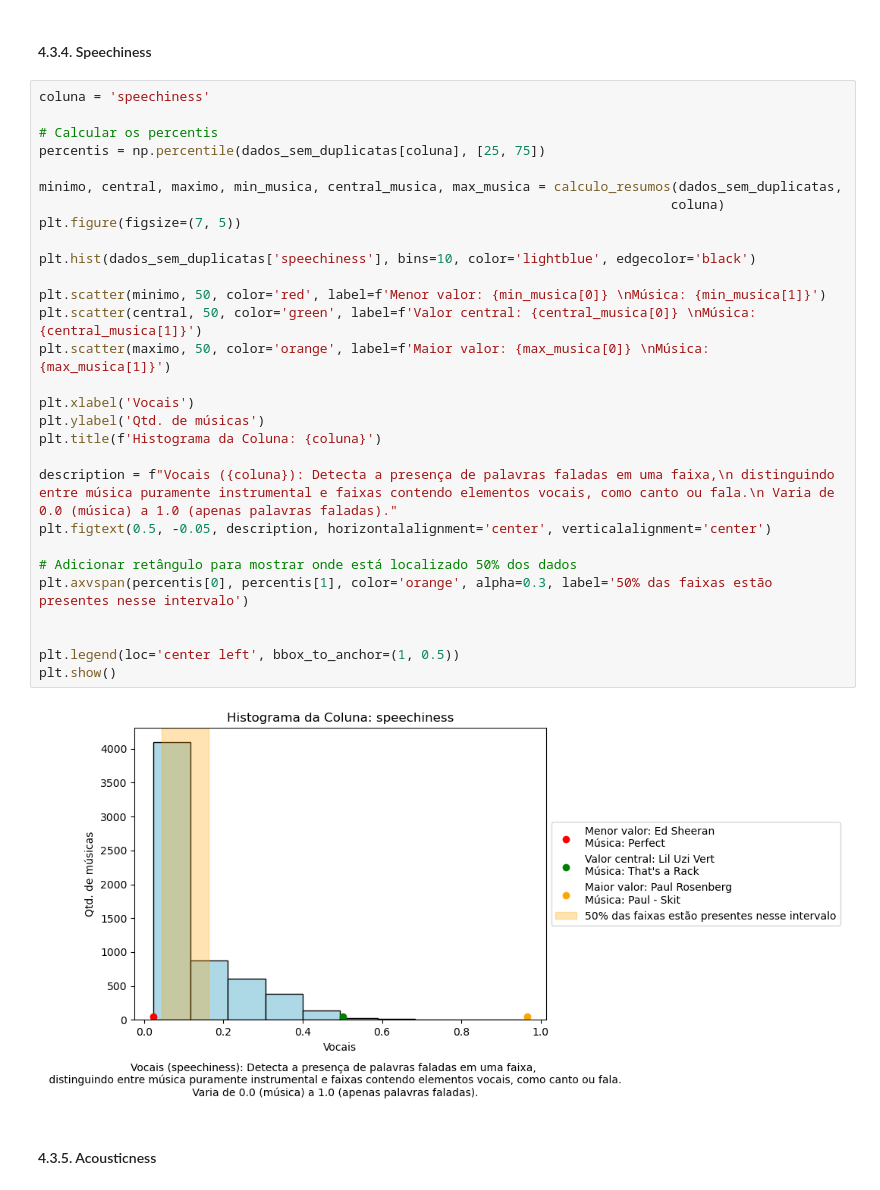
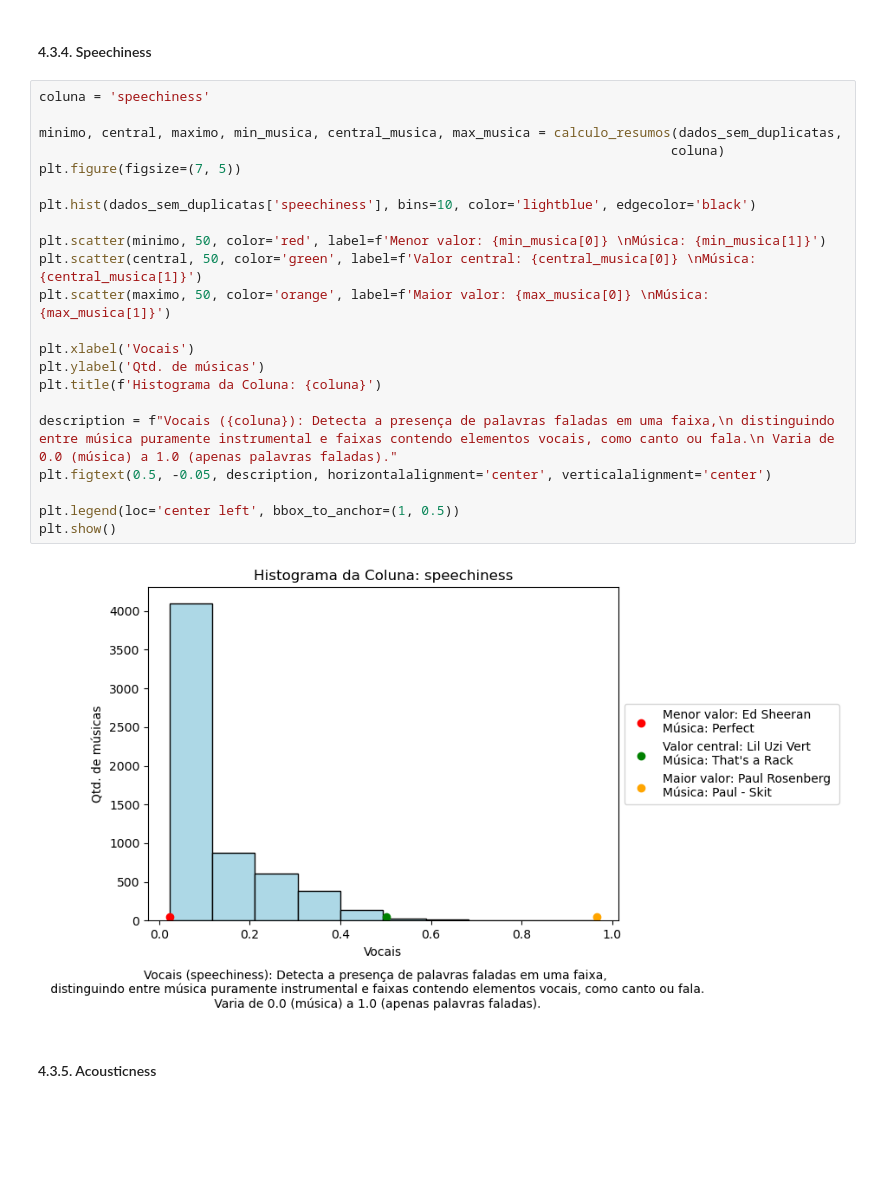
Before and after one commit to EandroC/ExplorandoPrincipaisMusicasDoSpotify, a Jupyter notebook: Analise.ipynb, the cells around one changed output. Cells and saved outputs as stored; diff of their text form; blank space fills up the shorter version.

```diff
--- a/Analise.ipynb
+++ b/Analise.ipynb
@@ -641,35 +641,28 @@ plt.show()
 #### 4\.3\.4\. Speechiness
 # %%
 coluna = 'speechiness'
-
-# Calcular os percentis
-percentis = np.percentile(dados_sem_duplicatas[coluna], [25, 75])
 
 minimo, central, maximo, min_musica, central_musica, max_musica = calculo_resumos(dados_sem_duplicatas,
                                                                                  coluna)
 plt.figure(figsize=(7, 5))
 
 plt.hist(dados_sem_duplicatas['speechiness'], bins=10, color='lightblue', edgecolor='black')
 
 plt.scatter(minimo, 50, color='red', label=f'Menor valor: {min_musica[0]} \nMúsica: {min_musica[1]}')
 plt.scatter(central, 50, color='green', label=f'Valor central: {central_musica[0]} \nMúsica: {central_musica[1]}')
 plt.scatter(maximo, 50, color='orange', label=f'Maior valor: {max_musica[0]} \nMúsica: {max_musica[1]}')
 
 plt.xlabel('Vocais')
 plt.ylabel('Qtd. de músicas')
 plt.title(f'Histograma da Coluna: {coluna}')
 
 description = f"Vocais ({coluna}): Detecta a presença de palavras faladas em uma faixa,\n distinguindo entre música puramente instrumental e faixas contendo elementos vocais, como canto ou fala.\n Varia de 0.0 (música) a 1.0 (apenas palavras faladas)."
 plt.figtext(0.5, -0.05, description, horizontalalignment='center', verticalalignment='center')
 
-# Adicionar retângulo para mostrar onde está localizado 50% dos dados
-plt.axvspan(percentis[0], percentis[1], color='orange', alpha=0.3, label='50% das faixas estão presentes nesse intervalo')
-
-
 plt.legend(loc='center left', bbox_to_anchor=(1, 0.5))
 plt.show()
 # %% [output]
-[figure, old version]
+[figure, new version]
 # %% [markdown]
 #### 4\.3\.5\. Acousticness
 # %%
```
Also changed, not shown: parts of 3 cells of this notebook.
